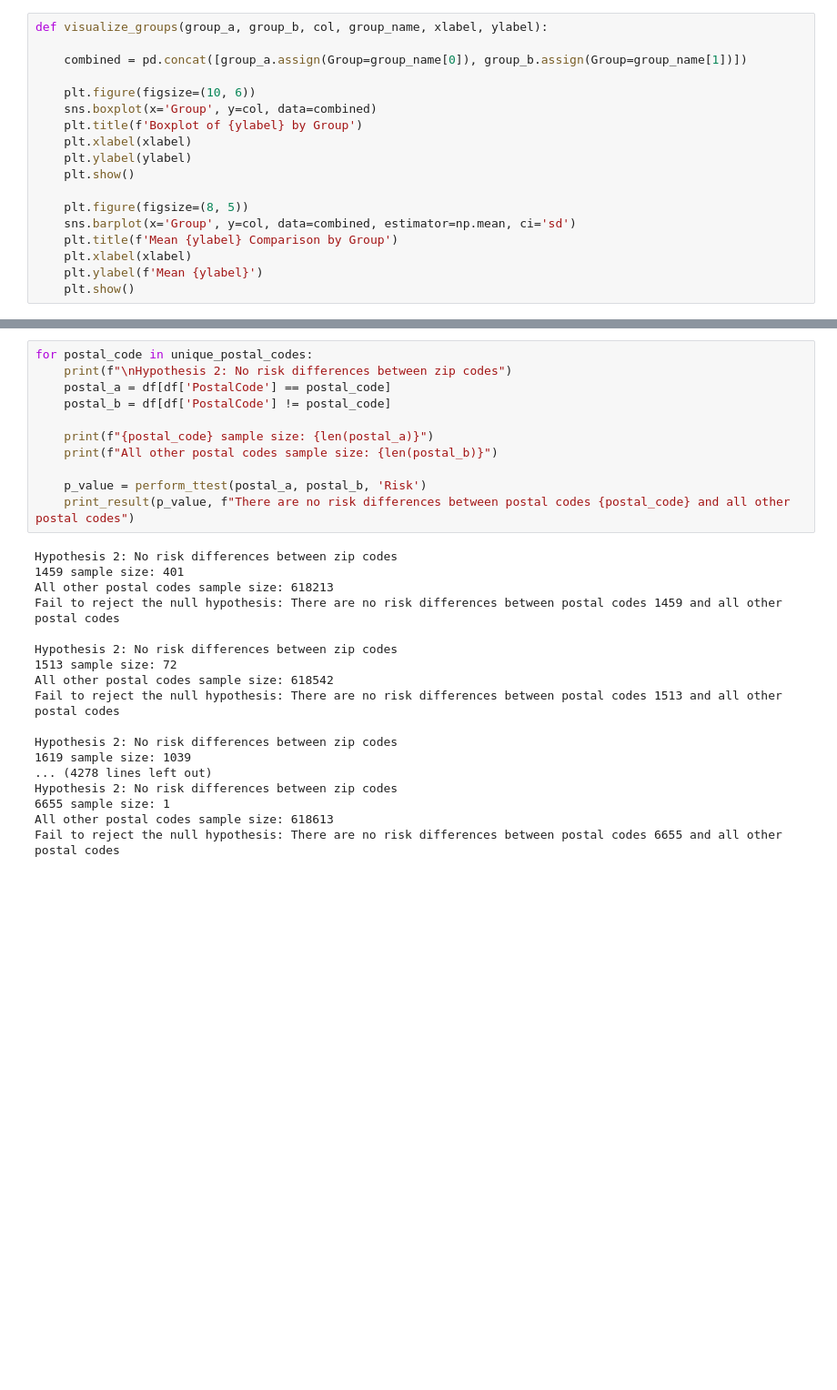
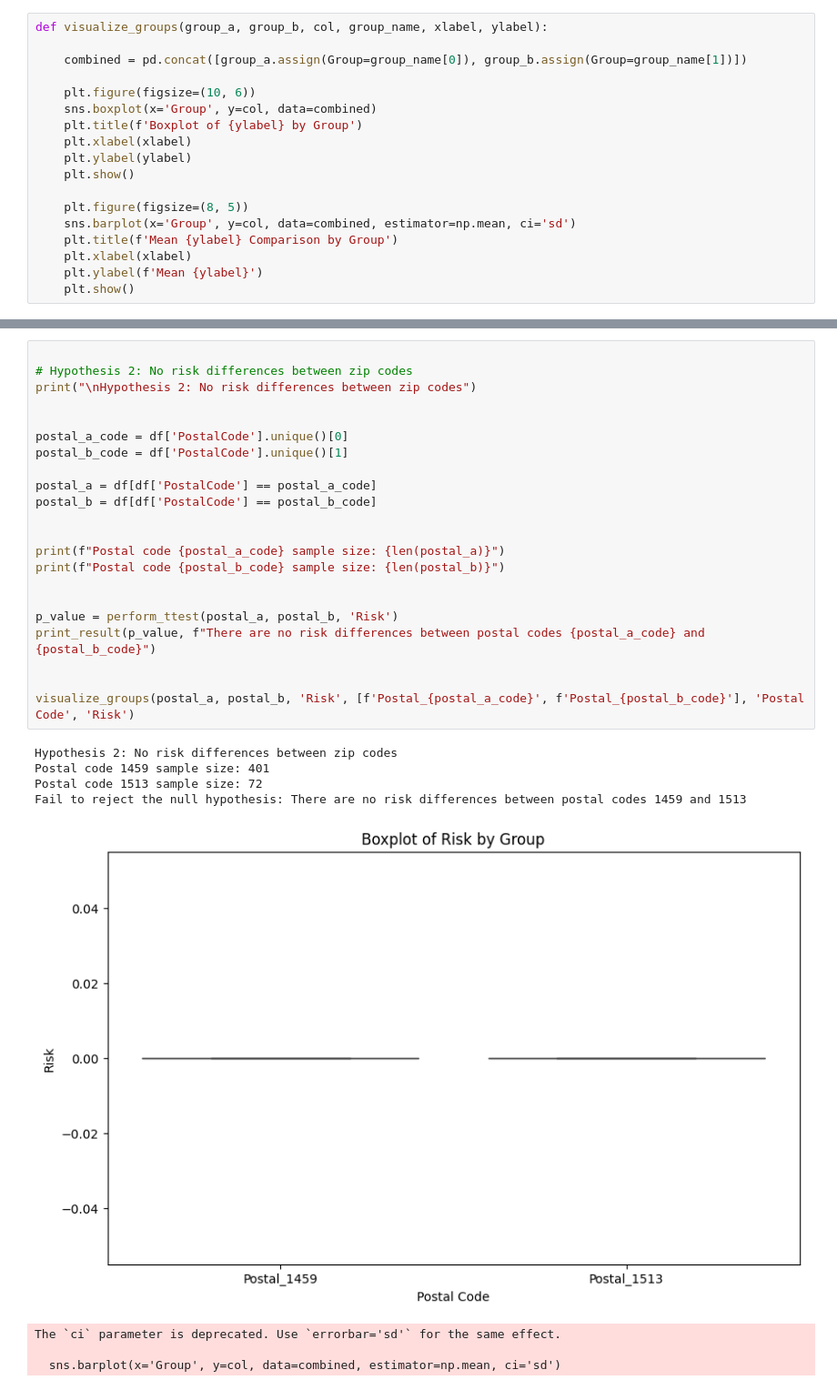
Before and after one commit to Birkity/ACIS, a Jupyter notebook: notebooks/task_3.ipynb, the cells around one changed output, grey strips where cells are left out. Shown at 91% size. Drawn from its saved outputs; the diff is of its cells as text; blank space fills up the shorter version.

```diff
--- a/notebooks/task_3.ipynb
+++ b/notebooks/task_3.ipynb
@@ -92,29 +81,31 @@ def compare_two_categories(group_a_col, group_b_col):
 # %%
-for postal_code in unique_postal_codes:
-    print(f"\nHypothesis 2: No risk differences between zip codes")
-    postal_a = df[df['PostalCode'] == postal_code]
-    postal_b = df[df['PostalCode'] != postal_code]
 
-    print(f"{postal_code} sample size: {len(postal_a)}")
-    print(f"All other postal codes sample size: {len(postal_b)}")
+# Hypothesis 2: No risk differences between zip codes
+print("\nHypothesis 2: No risk differences between zip codes")
 
-    p_value = perform_ttest(postal_a, postal_b, 'Risk')
-    print_result(p_value, f"There are no risk differences between postal codes {postal_code} and all other postal codes")
+
+postal_a_code = df['PostalCode'].unique()[0]
+postal_b_code = df['PostalCode'].unique()[1]
+
+postal_a = df[df['PostalCode'] == postal_a_code]
+postal_b = df[df['PostalCode'] == postal_b_code]
+
+
+print(f"Postal code {postal_a_code} sample size: {len(postal_a)}")
+print(f"Postal code {postal_b_code} sample size: {len(postal_b)}")
+
+
+p_value = perform_ttest(postal_a, postal_b, 'Risk')
+print_result(p_value, f"There are no risk differences between postal codes {postal_a_code} and {postal_b_code}")
+
+
+visualize_groups(postal_a, postal_b, 'Risk', [f'Postal_{postal_a_code}', f'Postal_{postal_b_code}'], 'Postal Code', 'Risk')
 # %% [output]
 Hypothesis 2: No risk differences between zip codes
-1459 sample size: 401
-All other postal codes sample size: 618213
-Fail to reject the null hypothesis: There are no risk differences between postal codes 1459 and all other postal codes
-
-Hypothesis 2: No risk differences between zip codes
-1513 sample size: 72
-All other postal codes sample size: 618542
-Fail to reject the null hypothesis: There are no risk differences between postal codes 1513 and all other postal codes
-
-Hypothesis 2: No risk differences between zip codes
-1619 sample size: 1039
-... (4278 lines left out)
-Hypothesis 2: No risk differences between zip codes
-6655 sample size: 1
-All other postal codes sample size: 618613
-Fail to reject the null hypothesis: There are no risk differences between postal codes 6655 and all other postal codes
+Postal code 1459 sample size: 401
+Postal code 1513 sample size: 72
+Fail to reject the null hypothesis: There are no risk differences between postal codes 1459 and 1513
+[figure, added]
+The `ci` parameter is deprecated. Use `errorbar='sd'` for the same effect.
+
+  sns.barplot(x='Group', y=col, data=combined, estimator=np.mean, ci='sd')
```
Also changed, not shown: parts of 7 cells of this notebook.
